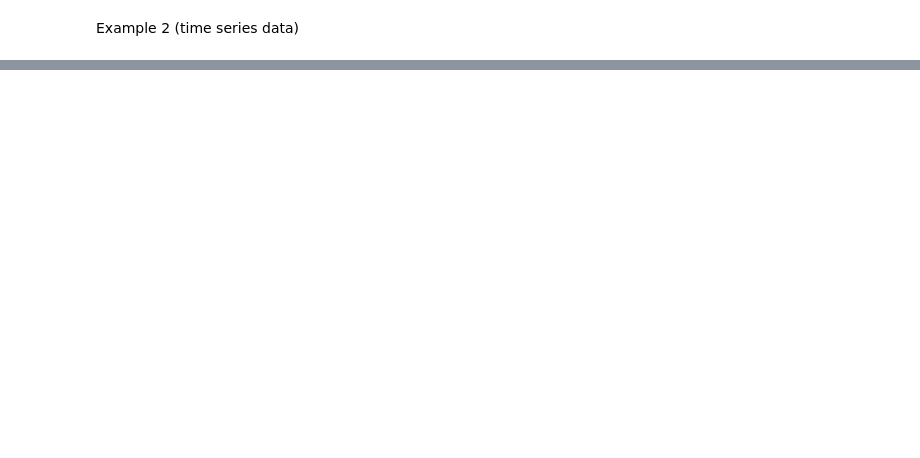
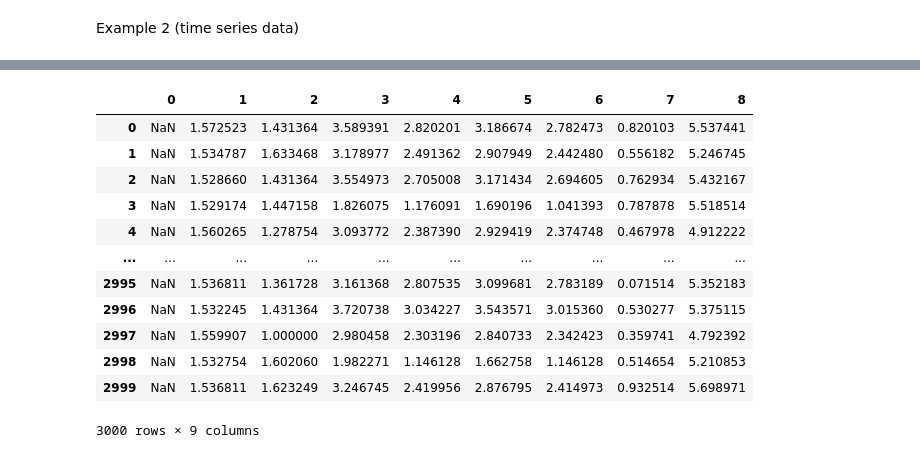
Before and after one commit to Dardeery/DataScience_Course, a Jupyter notebook: curriculum/python_essentials/Panadas.ipynb, the cells around one changed output, grey strips where cells are left out. Saved outputs shown, nothing was run; the diff lists cells and outputs as text; code cells hidden in the pictures; blank space fills up the shorter version.

```diff
--- a/curriculum/python_essentials/Panadas.ipynb
+++ b/curriculum/python_essentials/Panadas.ipynb
@@ -178,0 +262,22 @@ ex
+# %%
+x=data.values
+# %%
+z=np.log10(x)
+# %%
+df=pd.DataFrame(z)
+# %%
+df
+# %% [output]
+|  | 0 | 1 | 2 | 3 | 4 | 5 | 6 | 7 | 8 |
+| 0 | NaN | 1.572523 | 1.431364 | 3.589391 | 2.820201 | 3.186674 | 2.782473 | 0.820103 | 5.537441 |
+| 1 | NaN | 1.534787 | 1.633468 | 3.178977 | 2.491362 | 2.907949 | 2.442480 | 0.556182 | 5.246745 |
+| 2 | NaN | 1.528660 | 1.431364 | 3.554973 | 2.705008 | 3.171434 | 2.694605 | 0.762934 | 5.432167 |
+| 3 | NaN | 1.529174 | 1.447158 | 1.826075 | 1.176091 | 1.690196 | 1.041393 | 0.787878 | 5.518514 |
+| 4 | NaN | 1.560265 | 1.278754 | 3.093772 | 2.387390 | 2.929419 | 2.374748 | 0.467978 | 4.912222 |
+| ... | ... | ... | ... | ... | ... | ... | ... | ... | ... |
+| 2995 | NaN | 1.536811 | 1.361728 | 3.161368 | 2.807535 | 3.099681 | 2.783189 | 0.071514 | 5.352183 |
+| 2996 | NaN | 1.532245 | 1.431364 | 3.720738 | 3.034227 | 3.543571 | 3.015360 | 0.530277 | 5.375115 |
+| 2997 | NaN | 1.559907 | 1.000000 | 2.980458 | 2.303196 | 2.840733 | 2.342423 | 0.359741 | 4.792392 |
+| 2998 | NaN | 1.532754 | 1.602060 | 1.982271 | 1.146128 | 1.662758 | 1.146128 | 0.514654 | 5.210853 |
+| 2999 | NaN | 1.536811 | 1.623249 | 3.246745 | 2.419956 | 2.876795 | 2.414973 | 0.932514 | 5.698971 |
+3000 rows × 9 columns
```
Also changed, not shown: parts of 15 cells of this notebook.
